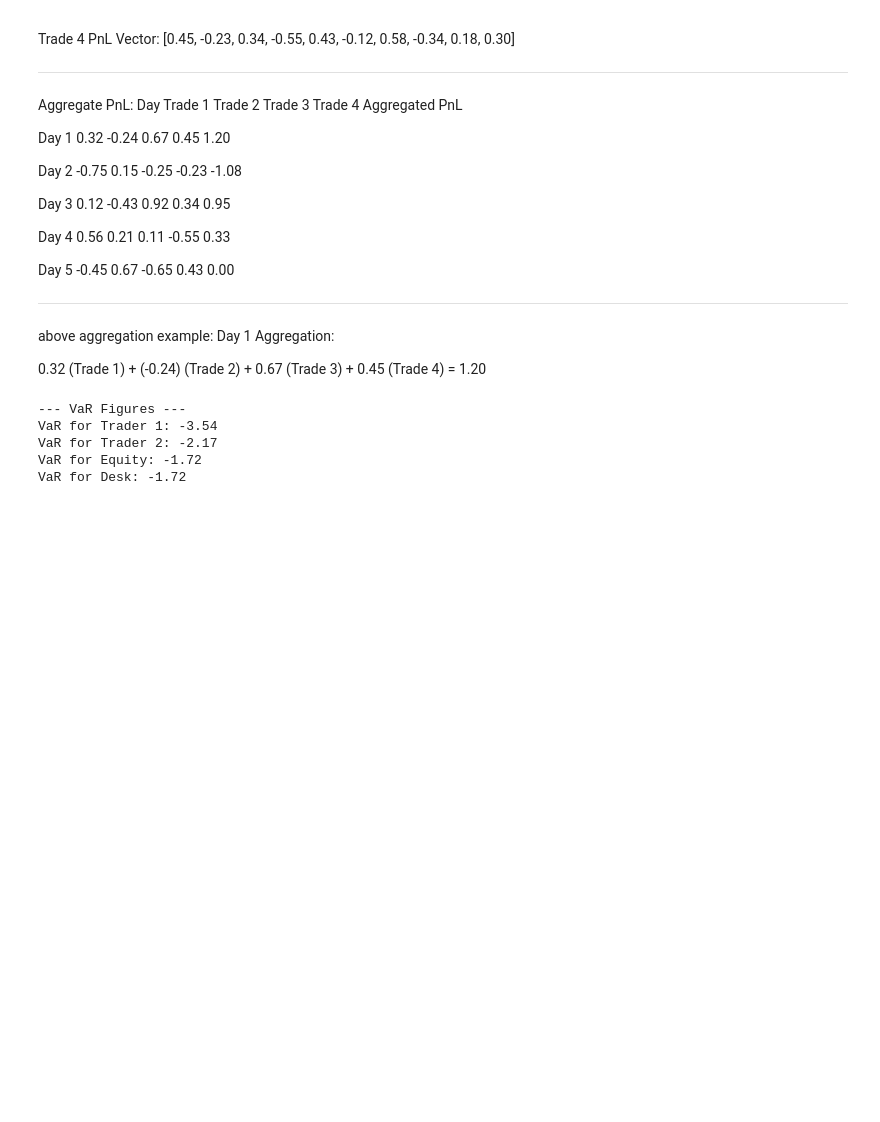
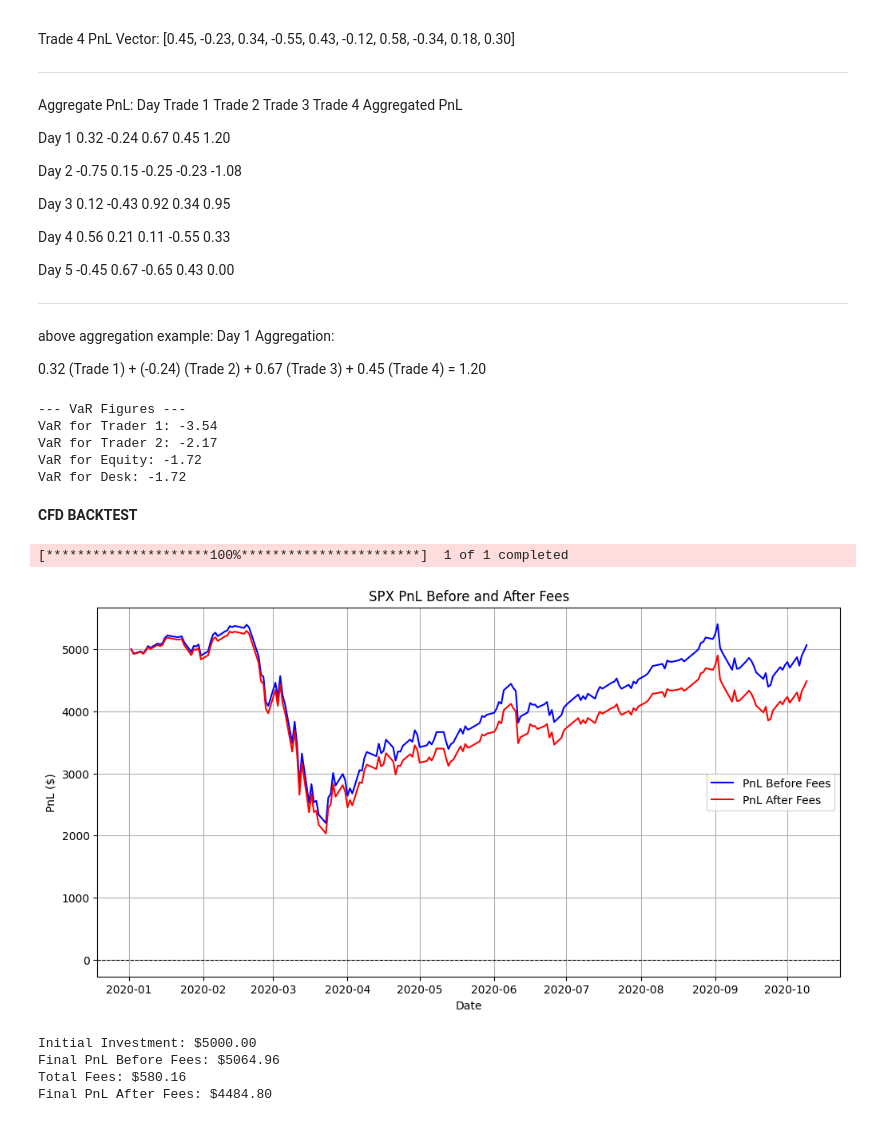
Before and after one commit to baijuthomas528/B_Python, a Jupyter notebook: Trading_Futures_Options.ipynb, the cells around one changed output. Cells and saved outputs as stored; diff of their text form; code cells hidden in the pictures; blank space fills up the shorter version.

```diff
--- a/Trading_Futures_Options.ipynb
+++ b/Trading_Futures_Options.ipynb
@@ -813,3 +813,83 @@ VaR for Trader 1: -3.54
 VaR for Trader 2: -2.17
 VaR for Equity: -1.72
 VaR for Desk: -1.72
+# %% [markdown]
+**CFD BACKTEST**
+# %%
+
+
+import pandas as pd
+import numpy as np
+import yfinance as yf
+import matplotlib.pyplot as plt
+
+# Define the ticker and the period of interest
+ticker = '^SPX'  # SPX index
+start_date = '2020-01-01'
+end_date = '2020-10-10'
+
+# Fetch historical data from Yahoo Finance
+spx_data = yf.download(ticker, start=start_date, end=end_date)
+spx_data = spx_data[['Close']].rename(columns={'Close': 'Settlement Price'})
+
+# Reset index to get the date as a column
+spx_data.reset_index(inplace=True)
+spx_data['Date'] = pd.to_datetime(spx_data['Date'])
+spx_data.set_index('Date', inplace=True)
+
+# Calculate daily returns
+spx_data['Daily Return'] = spx_data['Settlement Price'].pct_change().fillna(0)
+
+# Leverage factor
+leverage = 2
+
+# Calculate leveraged daily returns
+spx_data['Leveraged Return'] = spx_data['Daily Return'] * leverage
+
+# Initial investment and fees
+initial_investment = 5000  # Assuming starting with $5,000
+daily_fee = 1.48
+weekend_fee = 4.44
+
+# Calculate daily PnL before fees
+spx_data['PnL Before Fees'] = initial_investment * (1 + spx_data['Leveraged Return']).cumprod()
+
+# Apply fees
+spx_data['Daily Fee'] = daily_fee
+spx_data['Weekend Fee'] = spx_data['Daily Fee'].where(spx_data.index.dayofweek < 5, weekend_fee)  # Apply weekend fees on Saturdays and Sundays
+
+# Calculate total fees
+spx_data['Total Fees'] = spx_data['Daily Fee'].cumsum() + spx_data['Weekend Fee'].cumsum()
+
+# Calculate PnL after fees
+spx_data['PnL After Fees'] = spx_data['PnL Before Fees'] - spx_data['Total Fees']
+
+# Final PnL calculations
+final_pnl_before_fees = spx_data['PnL Before Fees'].iloc[-1]
+total_fees = spx_data['Total Fees'].iloc[-1]
+final_pnl_after_fees = final_pnl_before_fees - total_fees  # This ensures the relationship holds
+
+# Plotting the results
+plt.figure(figsize=(12, 6))
+plt.plot(spx_data.index, spx_data['PnL Before Fees'], label='PnL Before Fees', color='blue')
+plt.plot(spx_data.index, spx_data['PnL After Fees'], label='PnL After Fees', color='red')
+plt.title('SPX PnL Before and After Fees')
+plt.xlabel('Date')
+plt.ylabel('PnL ($)')
+plt.axhline(0, color='black', linewidth=0.8, linestyle='--')  # Line at zero for reference
+plt.legend()
+plt.grid()
+plt.show()
+
+# Displaying the results
+print(f"Initial Investment: ${initial_investment:.2f}")
+print(f"Final PnL Before Fees: ${final_pnl_before_fees:.2f}")
+print(f"Total Fees: ${total_fees:.2f}")
+print(f"Final PnL After Fees: ${final_pnl_after_fees:.2f}")  # This line explicitly shows the calculation
+# %% [output]
+[*********************100%***********************]  1 of 1 completed
+[figure, added]
+Initial Investment: $5000.00
+Final PnL Before Fees: $5064.96
+Total Fees: $580.16
+Final PnL After Fees: $4484.80
```
Also changed, not shown: parts of 1 cell of this notebook.
